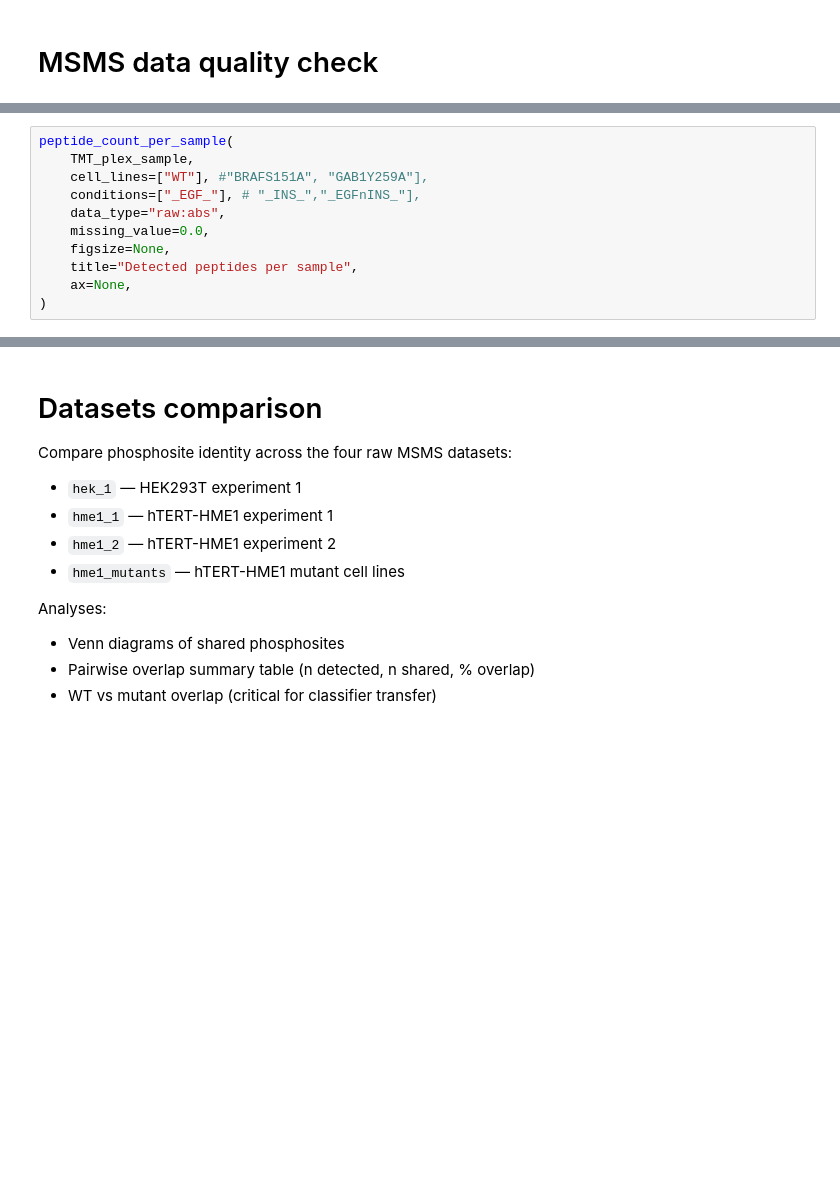
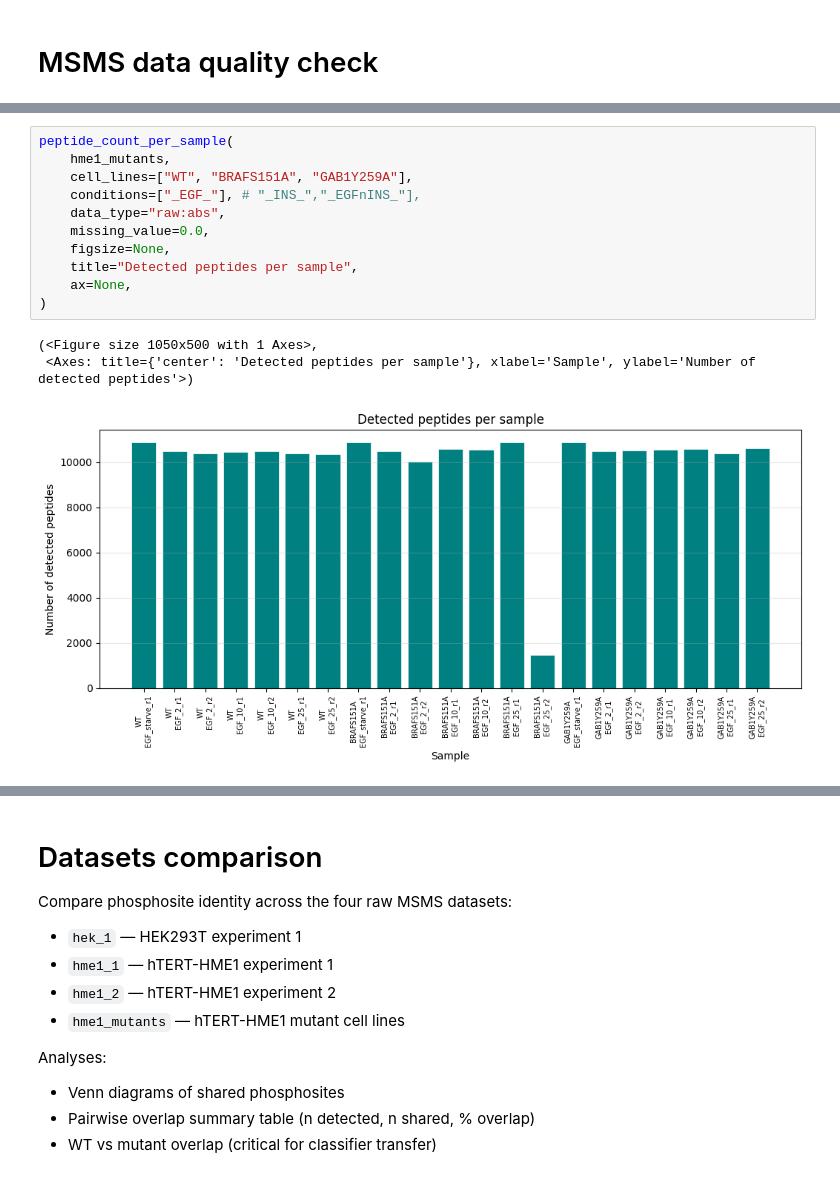
Before and after one commit to IgnacioNavas/TMT_Data_analysis, a Jupyter notebook: notebooks/02_qc/MSMS_data_QC.ipynb, the cells around one changed output, grey strips where cells are left out. Drawn from its saved outputs; the diff is of its cells as text; blank space fills up the shorter version.

```diff
--- a/notebooks/02_qc/MSMS_data_QC.ipynb
+++ b/notebooks/02_qc/MSMS_data_QC.ipynb
@@ -30,13 +39,17 @@ missing_values_per_sample(
 # %%
 peptide_count_per_sample(
-    TMT_plex_sample,
-    cell_lines=["WT"], #"BRAFS151A", "GAB1Y259A"],
+    hme1_mutants,
+    cell_lines=["WT", "BRAFS151A", "GAB1Y259A"],
     conditions=["_EGF_"], # "_INS_","_EGFnINS_"],
     data_type="raw:abs",
     missing_value=0.0,
     figsize=None,
     title="Detected peptides per sample",
     ax=None,
 )
+# %% [output]
+(<Figure size 1050x500 with 1 Axes>,
+ <Axes: title={'center': 'Detected peptides per sample'}, xlabel='Sample', ylabel='Number of detected peptides'>)
+[figure, added]
 # %%
 nreps_distribution(
```
Also changed, not shown: parts of 21 cells of this notebook, 6 other files.
